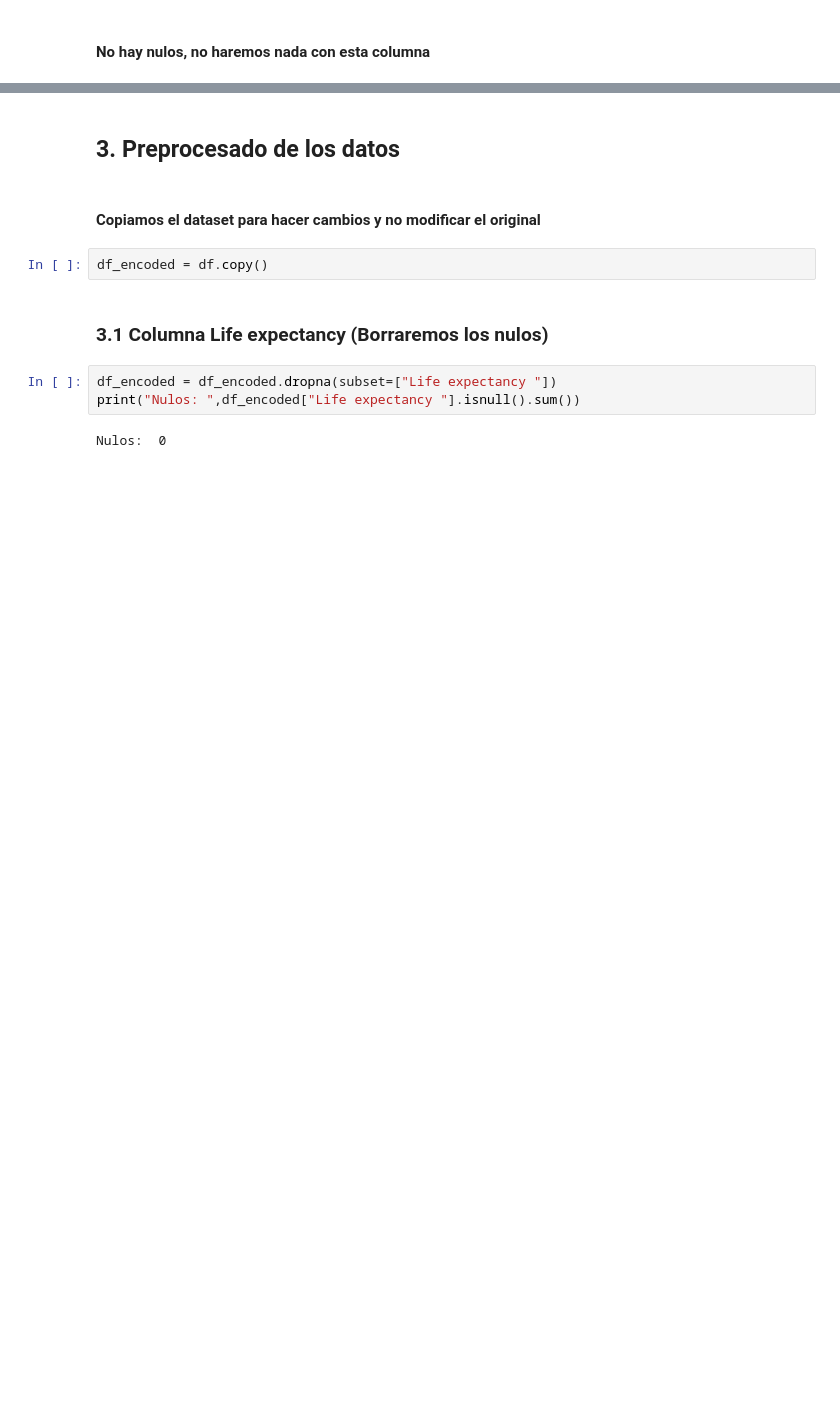
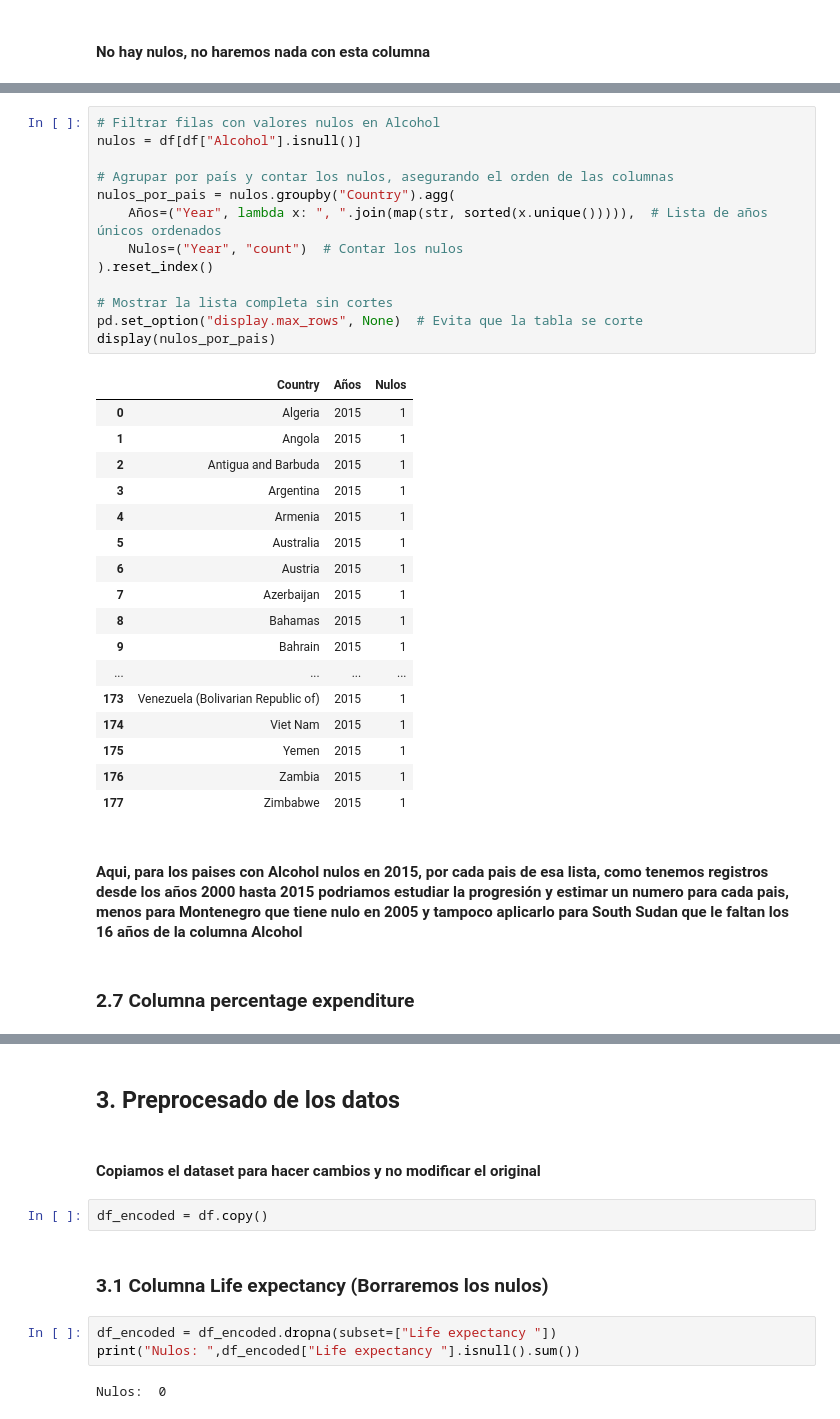
Before and after one commit to JDomingoDelgadoAlonso/Competi4, a Jupyter notebook: competi4.ipynb, the cells around one changed output, grey strips where cells are left out. Drawn from its saved outputs; the diff is of its cells as text; blank space fills up the shorter version.

Commit message:
10 columnas con nulos

```diff
--- a/competi4.ipynb
+++ b/competi4.ipynb
@@ -166,0 +204,35 @@ Valores más frecuentes:
+# %%
+# Filtrar filas con valores nulos en Alcohol
+nulos = df[df["Alcohol"].isnull()]
+
+# Agrupar por país y contar los nulos, asegurando el orden de las columnas
+nulos_por_pais = nulos.groupby("Country").agg(
+    Años=("Year", lambda x: ", ".join(map(str, sorted(x.unique())))),  # Lista de años únicos ordenados
+    Nulos=("Year", "count")  # Contar los nulos
+).reset_index()
+
+# Mostrar la lista completa sin cortes
+pd.set_option("display.max_rows", None)  # Evita que la tabla se corte
+display(nulos_por_pais)
+# %% [output]
+|  | Country | Años | Nulos |
+| 0 | Algeria | 2015 | 1 |
+| 1 | Angola | 2015 | 1 |
+| 2 | Antigua and Barbuda | 2015 | 1 |
+| 3 | Argentina | 2015 | 1 |
+| 4 | Armenia | 2015 | 1 |
+| 5 | Australia | 2015 | 1 |
+| 6 | Austria | 2015 | 1 |
+| 7 | Azerbaijan | 2015 | 1 |
+| 8 | Bahamas | 2015 | 1 |
+| 9 | Bahrain | 2015 | 1 |
+| ... | ... | ... | ... |
+| 173 | Venezuela (Bolivarian Republic of) | 2015 | 1 |
+| 174 | Viet Nam | 2015 | 1 |
+| 175 | Yemen | 2015 | 1 |
+| 176 | Zambia | 2015 | 1 |
+| 177 | Zimbabwe | 2015 | 1 |
+# %% [markdown]
+####  Aqui, para los paises con Alcohol nulos en 2015, por cada pais de esa lista, como tenemos registros desde los años 2000 hasta 2015 podriamos estudiar la progresión y estimar un numero para cada pais, menos para Montenegro que tiene nulo en 2005 y tampoco aplicarlo para South Sudan que le faltan los 16 años de la columna Alcohol
+# %% [markdown]
+### 2.7 Columna percentage expenditure
```
Also changed, not shown: parts of 47 cells of this notebook, 1 other file.
